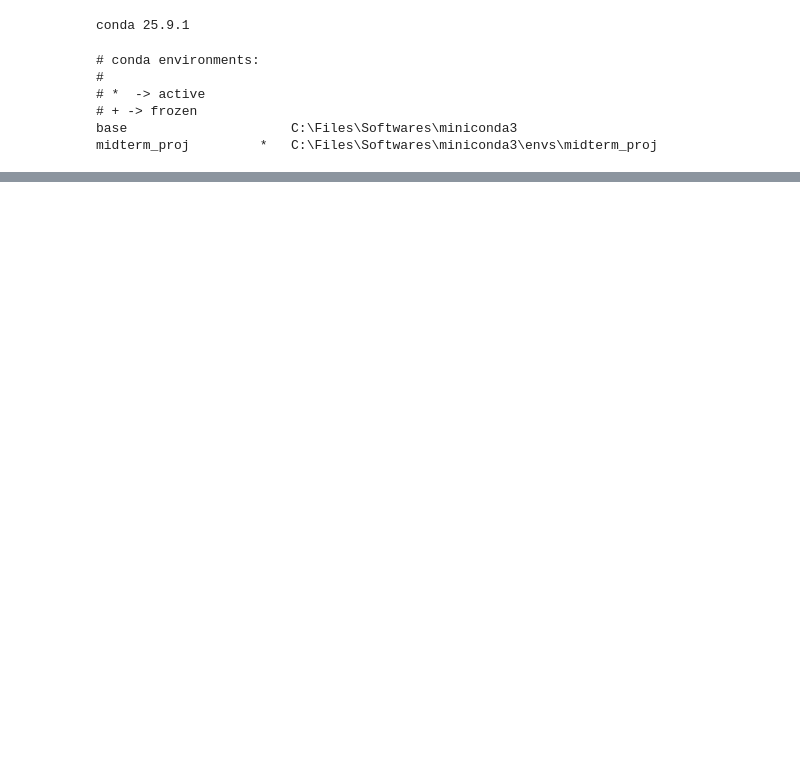
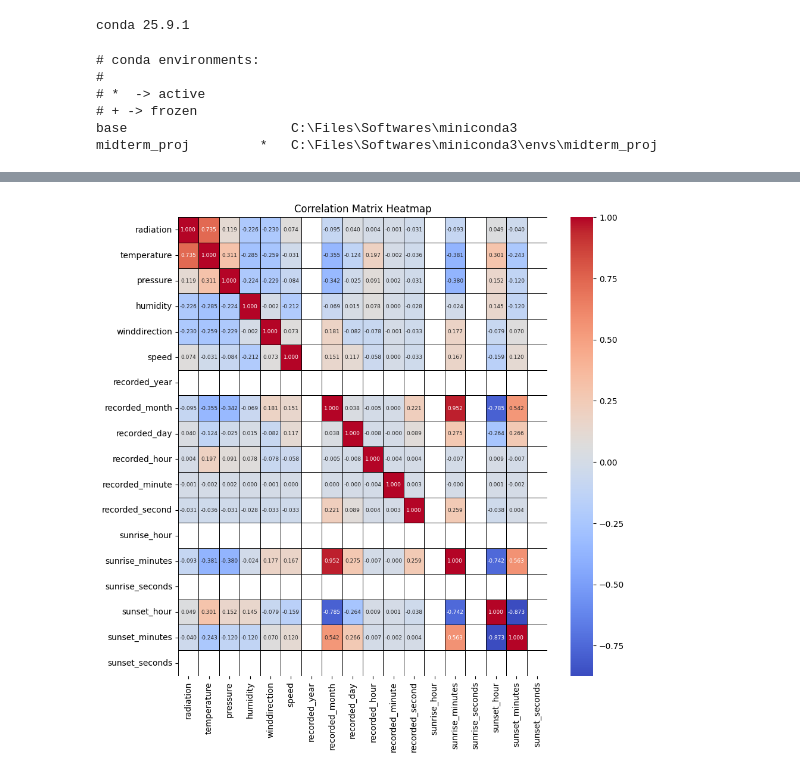
Before and after one commit to ashish911in/Datatalks_MLZoomCamp_2025_MidtermProj, a Jupyter notebook: Notebooks/learning.ipynb, the cells around one changed output, grey strips where cells are left out. Cells and saved outputs as stored; diff of their text form; code cells hidden in the pictures; blank space fills up the shorter version.

Commit message:
So far some graphs. Most data cleaned

```diff
--- a/Notebooks/learning.ipynb
+++ b/Notebooks/learning.ipynb
@@ -62,3 +54 @@ df.head()
-# %%
-df.rename(columns={'Data': 'Date'}, inplace=True)
 # %%
@@ -102,0 +186,16 @@ memory usage: 3.0+ MB
+# %%
+#since unix time dont match the said data, unix time wont be taken into consideration
+df['timesunrise'] = pd.to_datetime(df['timesunrise'], errors='coerce')
+df['timesunset'] = pd.to_datetime(df['timesunset'], errors='coerce')
+
+# 2. Extract the individual components using the .dt accessor
+df['sunrise_hour'] = df['timesunrise'].dt.hour
+df['sunrise_minutes'] = df['timesunrise'].dt.minute
+df['sunrise_seconds'] = df['timesunrise'].dt.second
+df['sunset_hour'] = df['timesunset'].dt.hour
+df['sunset_minutes'] = df['timesunset'].dt.minute
+df['sunset_seconds'] = df['timesunset'].dt.second
+
+# Optional: Drop the intermediate datetime column if you don't need it
+df.drop(columns = ['timesunrise','timesunset','val_date'],inplace=True)
+df
@@ -102,0 +248,28 @@ memory usage: 3.0+ MB
+# %%
+import seaborn as sns
+import matplotlib.pyplot as plt
+
+# 1. Calculate the Correlation Matrix
+correlation_matrix = df.corr()
+
+# 2. Set up the Matplotlib figure
+plt.figure(figsize=(10, 10)) # Adjust size for readability
+
+# 3. Create the Heatmap using Seaborn
+sns.heatmap(
+    correlation_matrix,
+    annot=True,       # Show the correlation values on the heatmap
+    fmt=".3f",        # Format the numbers to 2 decimal places
+    cmap="coolwarm",  # Color map (cool to warm, for blue=negative, red=positive)
+    cbar=True,        # Show the color bar
+    linewidths=.5,    # Lines between cells
+    linecolor='black', # Color of the lines
+    annot_kws={"fontsize": 6.5}
+)
+
+# 4. Add a title and display the plot
+plt.title('Correlation Matrix Heatmap')
+plt.show() # In a notebook environment, use plt.show()
+# If saving the file: plt.savefig('correlation_heatmap.png')
+# %% [output]
+[figure, added]
```
Also changed, not shown: parts of 18 cells of this notebook, 2 other files.
